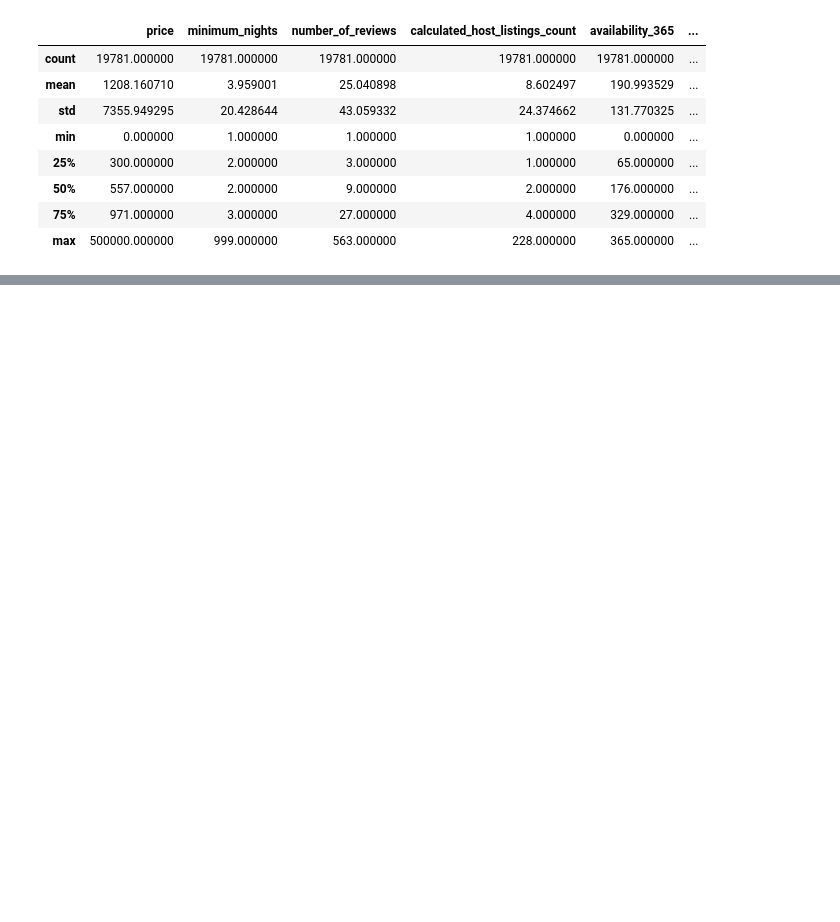
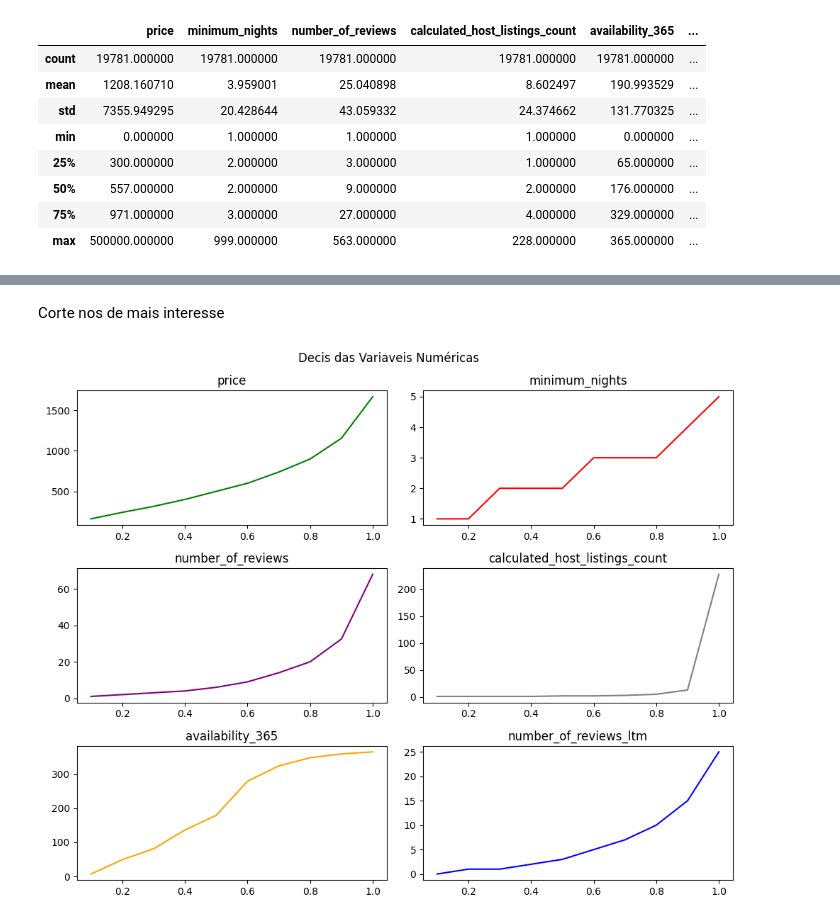
Before and after one commit to glauciapamponet/AirbnbAnalisys, a Jupyter notebook: airbnb-analysis.ipynb, the cells around one changed output, grey strips where cells are left out. Cells and saved outputs as stored; diff of their text form; code cells hidden in the pictures; blank space fills up the shorter version.

```diff
--- a/airbnb-analysis.ipynb
+++ b/airbnb-analysis.ipynb
@@ -141,0 +82,2 @@ plt.tight_layout()
+# %% [markdown]
+Corte nos de mais interesse
@@ -141,0 +90,13 @@ plt.tight_layout()
+# %%
+deciles = consulta_deciles()
+fig, ax = plt.subplots(ncols=1, sharey = False, figsize = (10, 8))
+
+for d in range(0, len(deciles.columns)):
+    plt.subplot(3, 2, d+1)
+    plt.plot(deciles[list(deciles.columns)[d]], color=cores[d])
+    plt.title(list(deciles.columns)[d])
+
+fig.suptitle('Decis das Variaveis Numéricas')
+plt.tight_layout()
+# %% [output]
+[figure, added]
```
Also changed, not shown: parts of 18 cells of this notebook.
